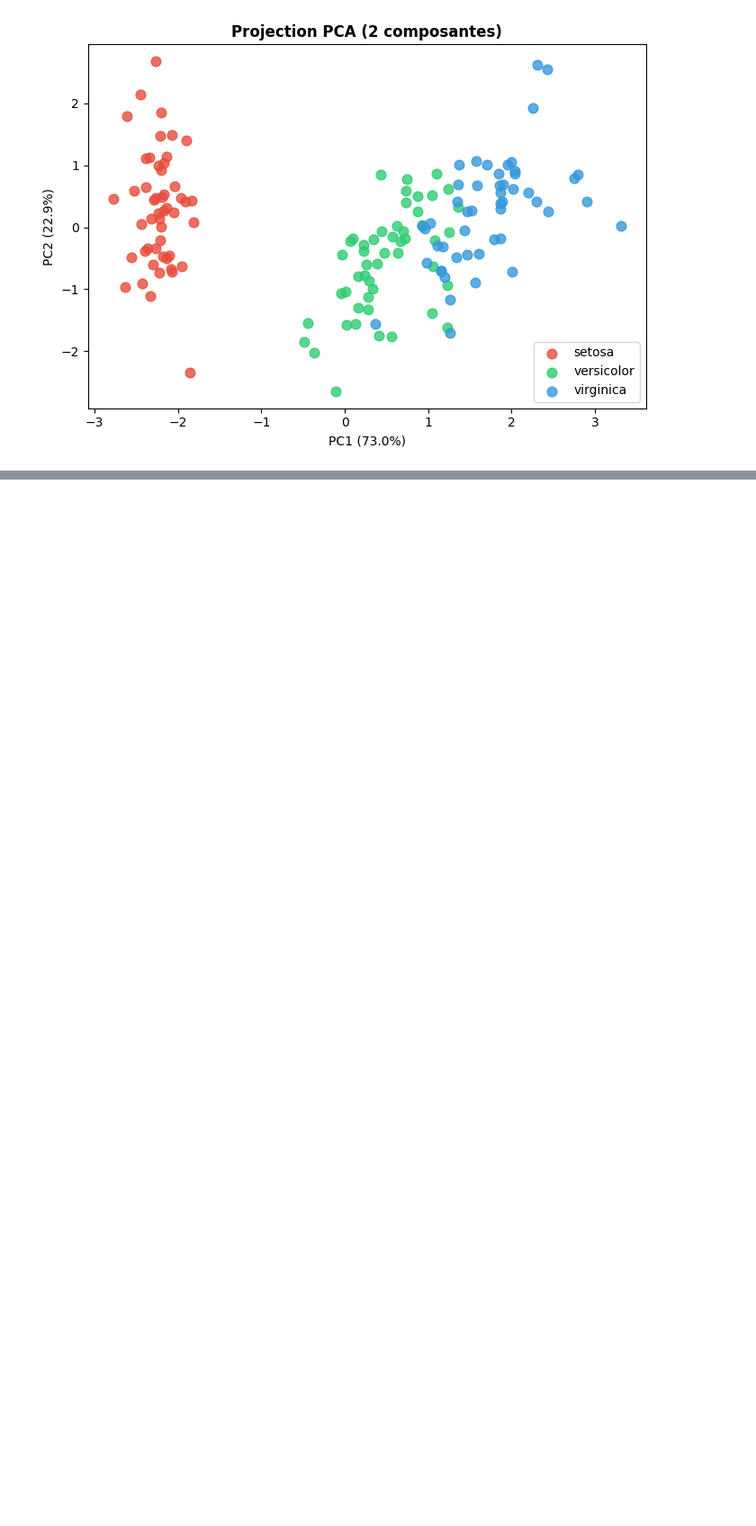
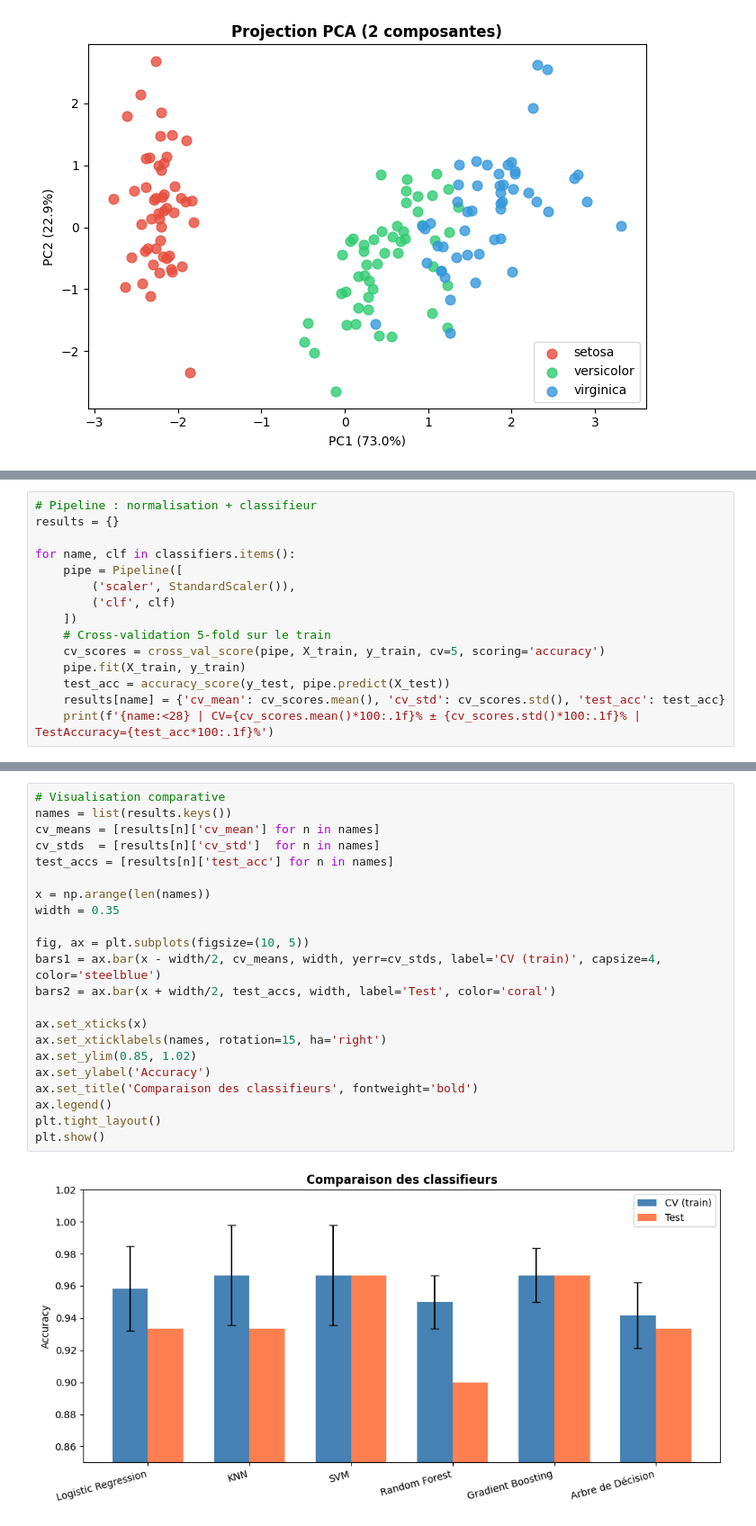
Before and after one commit to nghianguyend/Enigmatique-Jardin-Iris, a Jupyter notebook: iris.ipynb, the cells around one changed output, grey strips where cells are left out. Shown at 90% size. Drawn from its saved outputs; the diff is of its cells as text; blank space fills up the shorter version.

Commit message:
analyse des classifiers

```diff
--- a/iris.ipynb
+++ b/iris.ipynb
@@ -251,0 +297,15 @@ plt.show()
+# %%
+# Pipeline : normalisation + classifieur
+results = {}
+
+for name, clf in classifiers.items():
+    pipe = Pipeline([
+        ('scaler', StandardScaler()),
+        ('clf', clf)
+    ])
+    # Cross-validation 5-fold sur le train
+    cv_scores = cross_val_score(pipe, X_train, y_train, cv=5, scoring='accuracy')
+    pipe.fit(X_train, y_train)
+    test_acc = accuracy_score(y_test, pipe.predict(X_test))
+    results[name] = {'cv_mean': cv_scores.mean(), 'cv_std': cv_scores.std(), 'test_acc': test_acc}
+    print(f'{name:<28} | CV={cv_scores.mean()*100:.1f}% ± {cv_scores.std()*100:.1f}% | TestAccuracy={test_acc*100:.1f}%')
@@ -251,0 +319,24 @@ plt.show()
+# %%
+# Visualisation comparative
+names = list(results.keys())
+cv_means = [results[n]['cv_mean'] for n in names]
+cv_stds  = [results[n]['cv_std']  for n in names]
+test_accs = [results[n]['test_acc'] for n in names]
+
+x = np.arange(len(names))
+width = 0.35
+
+fig, ax = plt.subplots(figsize=(10, 5))
+bars1 = ax.bar(x - width/2, cv_means, width, yerr=cv_stds, label='CV (train)', capsize=4, color='steelblue')
+bars2 = ax.bar(x + width/2, test_accs, width, label='Test', color='coral')
+
+ax.set_xticks(x)
+ax.set_xticklabels(names, rotation=15, ha='right')
+ax.set_ylim(0.85, 1.02)
+ax.set_ylabel('Accuracy')
+ax.set_title('Comparaison des classifieurs', fontweight='bold')
+ax.legend()
+plt.tight_layout()
+plt.show()
+# %% [output]
+[figure, added]
```
Also changed, not shown: parts of 14 cells of this notebook.
